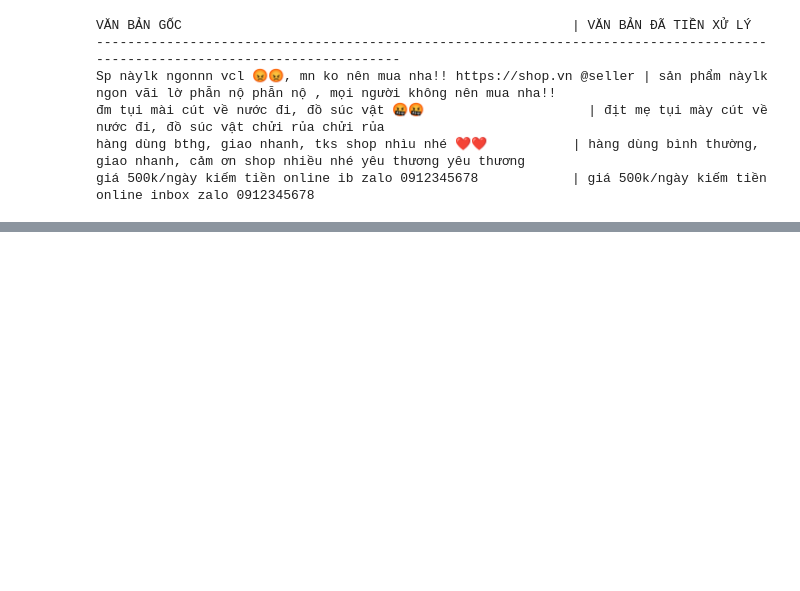
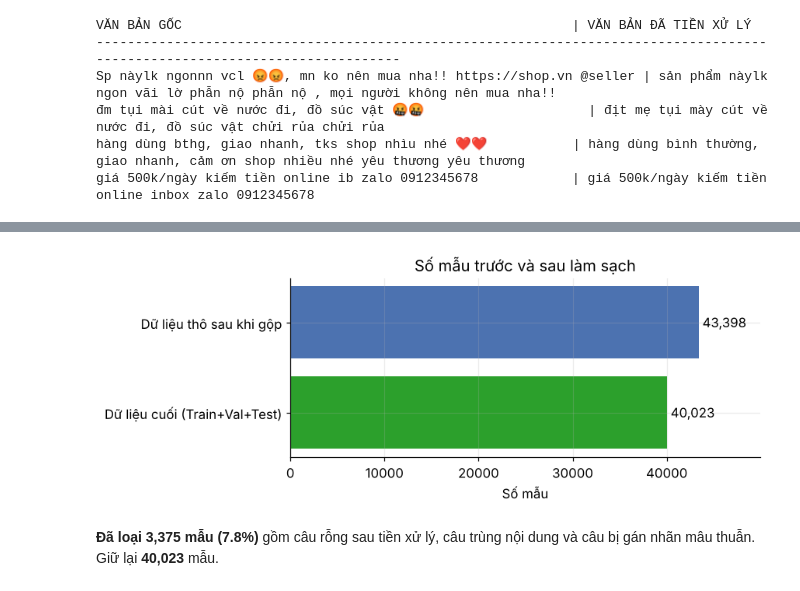
Before and after one commit to hanhhanh0508/vietnamese-toxic-comment-detection, a Jupyter notebook: notebooks/01_eda_and_preprocessing.ipynb, the cells around one changed output, grey strips where cells are left out. Cells and saved outputs as stored; diff of their text form; code cells hidden in the pictures; blank space fills up the shorter version.

```diff
--- a/notebooks/01_eda_and_preprocessing.ipynb
+++ b/notebooks/01_eda_and_preprocessing.ipynb
@@ -276,0 +472,15 @@ giá 500k/ngày kiếm tiền online ib zalo 0912345678            | giá 500k/n
+# %%
+txt = raw_df["text_raw"].astype(str)
+n_raw = len(raw_df)
+dup_rows = int(txt.duplicated().sum())
+grp = raw_df.assign(_t=txt).groupby("_t")
+n_dup_groups = int((grp.size() > 1).sum())
+conflict_groups = int((grp[LABELS].nunique().max(axis=1) > 1).sum())
+
+quality = pd.DataFrame({
+    "Chỉ số": ["Tổng số mẫu thô", "Số dòng trùng nội dung (bản sao thừa)", "Số nhóm câu bị trùng",
+               "Số nhóm trùng nhưng NHÃN MÂU THUẪN"],
+    "Giá trị": [n_raw, dup_rows, n_dup_groups, conflict_groups],
+    "Tỉ lệ": ["100%", f"{dup_rows / n_raw:.2%}", "—", f"{conflict_groups / max(n_dup_groups, 1):.1%} số nhóm trùng"],
+})
+display(quality)
@@ -276,0 +498,18 @@ giá 500k/ngày kiếm tiền online ib zalo 0912345678            | giá 500k/n
+# %%
+n_final = len(tr) + len(va) + len(te)
+removed = n_raw - n_final
+funnel = pd.DataFrame({"Bước": ["Dữ liệu thô sau khi gộp", "Dữ liệu cuối (Train+Val+Test)"],
+                       "Số mẫu": [n_raw, n_final]})
+
+fig, ax = plt.subplots(figsize=(8, 3.2))
+bars = ax.barh(funnel["Bước"][::-1], funnel["Số mẫu"][::-1], color=["#2ca02c", "#4C72B0"])
+for b, v in zip(bars, funnel["Số mẫu"][::-1]):
+    ax.text(v, b.get_y() + b.get_height() / 2, f" {v:,}", va="center")
+ax.set(title="Số mẫu trước và sau làm sạch", xlabel="Số mẫu"); ax.set_xlim(0, n_raw * 1.15)
+plt.tight_layout(); plt.show()
+
+display(Markdown(f"**Đã loại {removed:,} mẫu ({removed / n_raw:.1%})** gồm câu rỗng sau tiền xử lý, câu trùng nội dung "
+                 f"và câu bị gán nhãn mâu thuẫn. Giữ lại **{n_final:,}** mẫu."))
+# %% [output]
+[figure, added]
+**Đã loại 3,375 mẫu (7.8%)** gồm câu rỗng sau tiền xử lý, câu trùng nội dung và câu bị gán nhãn mâu thuẫn. Giữ lại **40,023** mẫu.
```
Also changed, not shown: parts of 24 cells of this notebook, 4 other files.
